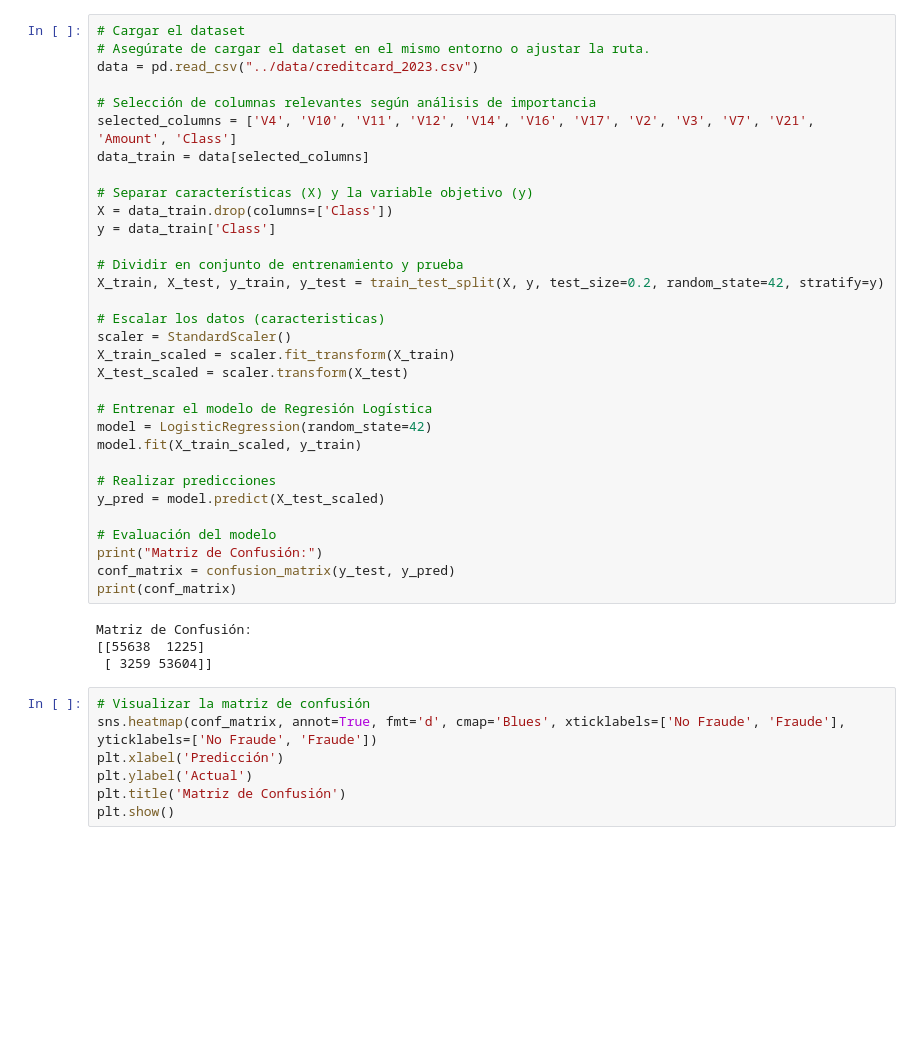
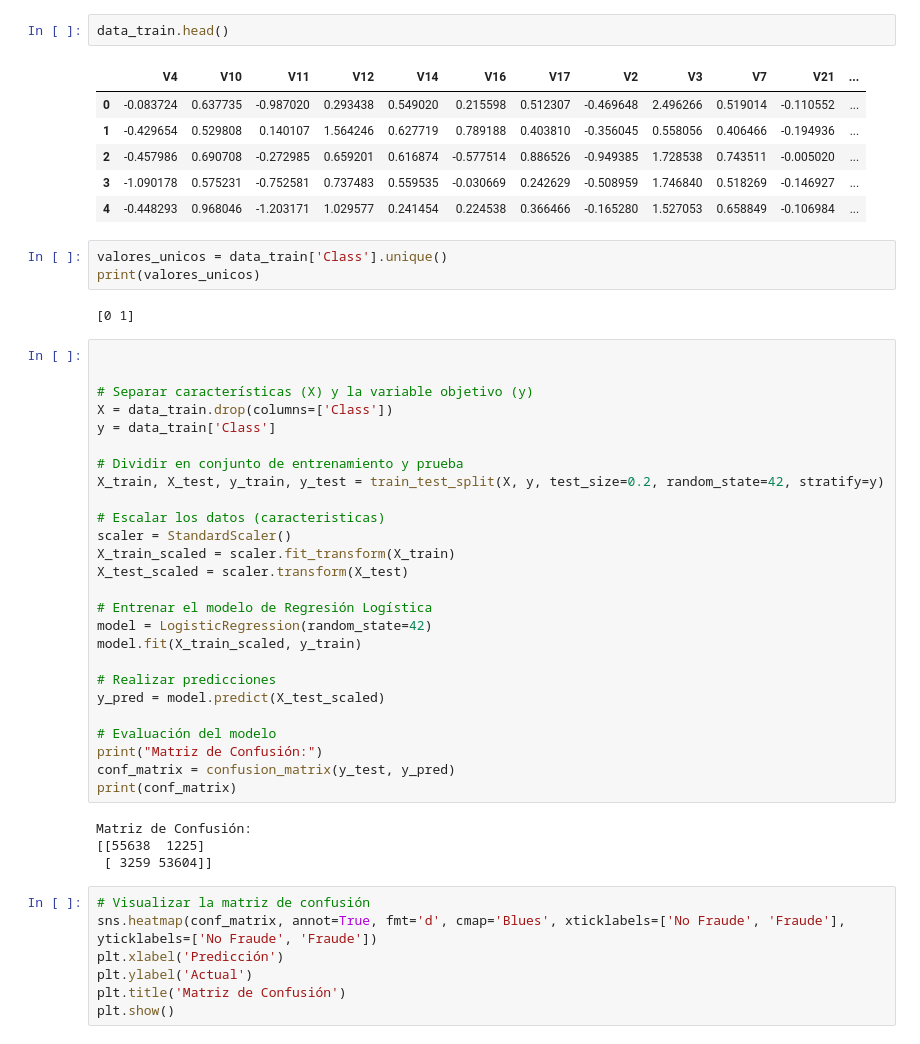
Before and after one commit to EAndresAcosta/Deteccion_transacciones_fraudulentas, a Jupyter notebook: notebooks/modelo_regression_logitic.ipynb, the cells around one changed output. Drawn from its saved outputs; the diff is of its cells as text; blank space fills up the shorter version.

```diff
--- a/notebooks/modelo_regression_logitic.ipynb
+++ b/notebooks/modelo_regression_logitic.ipynb
@@ -10,11 +19,19 @@ import matplotlib.pyplot as plt
+# %%
+data_train.head()
+# %% [output]
+|  | V4 | V10 | V11 | V12 | V14 | V16 | V17 | V2 | V3 | V7 | V21 | ... |
+| 0 | -0.083724 | 0.637735 | -0.987020 | 0.293438 | 0.549020 | 0.215598 | 0.512307 | -0.469648 | 2.496266 | 0.519014 | -0.110552 | ... |
+| 1 | -0.429654 | 0.529808 | 0.140107 | 1.564246 | 0.627719 | 0.789188 | 0.403810 | -0.356045 | 0.558056 | 0.406466 | -0.194936 | ... |
+| 2 | -0.457986 | 0.690708 | -0.272985 | 0.659201 | 0.616874 | -0.577514 | 0.886526 | -0.949385 | 1.728538 | 0.743511 | -0.005020 | ... |
+| 3 | -1.090178 | 0.575231 | -0.752581 | 0.737483 | 0.559535 | -0.030669 | 0.242629 | -0.508959 | 1.746840 | 0.518269 | -0.146927 | ... |
+| 4 | -0.448293 | 0.968046 | -1.203171 | 1.029577 | 0.241454 | 0.224538 | 0.366466 | -0.165280 | 1.527053 | 0.658849 | -0.106984 | ... |
+# %%
+valores_unicos = data_train['Class'].unique()
+print(valores_unicos)
+# %% [output]
+[0 1]
 # %%
-# Cargar el dataset
-# Asegúrate de cargar el dataset en el mismo entorno o ajustar la ruta.
-data = pd.read_csv("../data/creditcard_2023.csv")
 
-# Selección de columnas relevantes según análisis de importancia
-selected_columns = ['V4', 'V10', 'V11', 'V12', 'V14', 'V16', 'V17', 'V2', 'V3', 'V7', 'V21', 'Amount', 'Class']
-data_train = data[selected_columns]
 
 # Separar características (X) y la variable objetivo (y)
 X = data_train.drop(columns=['Class'])
```
Also changed, not shown: parts of 6 cells of this notebook, 4 other files.
